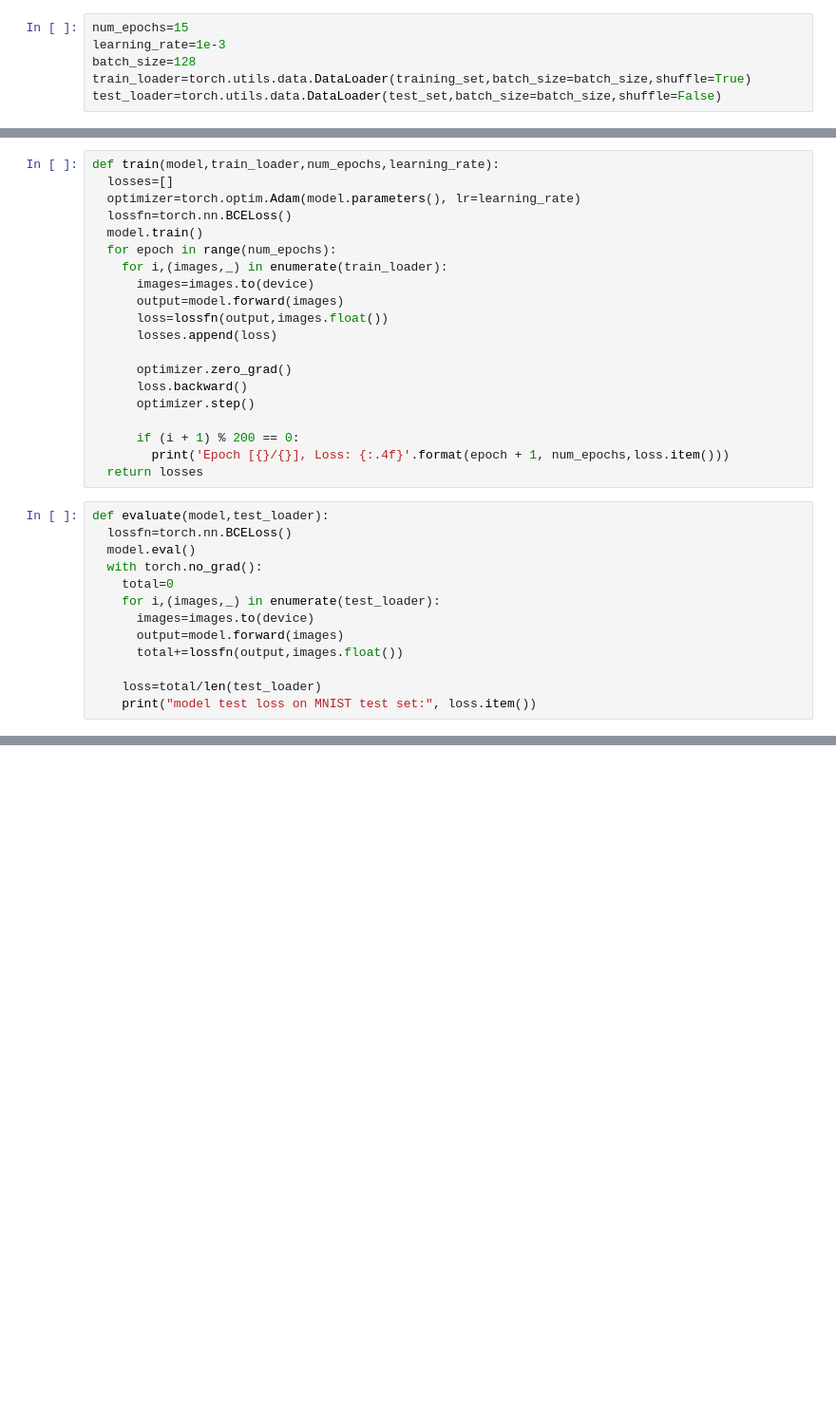
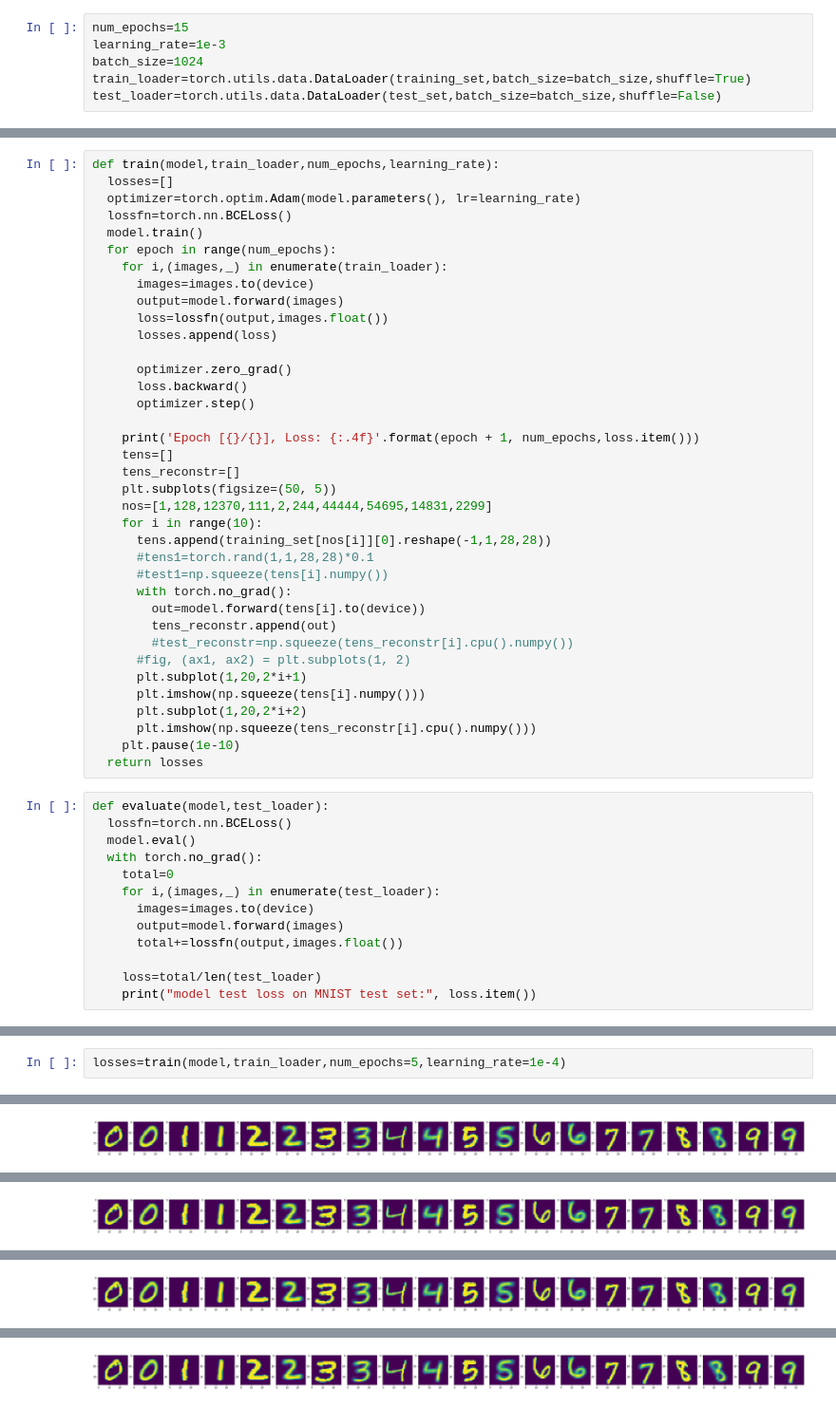
Before and after one commit to redwineyards/autoencoders, a Jupyter notebook: simple-autoencoders/fc_autoencoder.ipynb, the cells around one changed output, grey strips where cells are left out. Shown: that part at 95% size. Saved outputs shown, nothing was run; the diff lists cells and outputs as text; blank space fills up the shorter version.

```diff
--- a/simple-autoencoders/fc_autoencoder.ipynb
+++ b/simple-autoencoders/fc_autoencoder.ipynb
@@ -42,7 +42,7 @@ Done!
 # %%
 num_epochs=15
 learning_rate=1e-3
-batch_size=128
+batch_size=1024
 train_loader=torch.utils.data.DataLoader(training_set,batch_size=batch_size,shuffle=True)
 test_loader=torch.utils.data.DataLoader(test_set,batch_size=batch_size,shuffle=False)
 # %%
@@ -92,8 +92,25 @@ def train(model,train_loader,num_epochs,learning_rate):
       loss.backward()
       optimizer.step()
 
-      if (i + 1) % 200 == 0:
-        print('Epoch [{}/{}], Loss: {:.4f}'.format(epoch + 1, num_epochs,loss.item()))
+    print('Epoch [{}/{}], Loss: {:.4f}'.format(epoch + 1, num_epochs,loss.item()))
+    tens=[]
+    tens_reconstr=[]
+    plt.subplots(figsize=(50, 5))
+    nos=[1,128,12370,111,2,244,44444,54695,14831,2299]
+    for i in range(10):
+      tens.append(training_set[nos[i]][0].reshape(-1,1,28,28))
+      #tens1=torch.rand(1,1,28,28)*0.1
+      #test1=np.squeeze(tens[i].numpy())
+      with torch.no_grad():
+        out=model.forward(tens[i].to(device))
+        tens_reconstr.append(out)
+        #test_reconstr=np.squeeze(tens_reconstr[i].cpu().numpy())
+      #fig, (ax1, ax2) = plt.subplots(1, 2)
+      plt.subplot(1,20,2*i+1)
+      plt.imshow(np.squeeze(tens[i].numpy()))
+      plt.subplot(1,20,2*i+2)
+      plt.imshow(np.squeeze(tens_reconstr[i].cpu().numpy()))
+    plt.pause(1e-10)
   return losses
 # %%
 def evaluate(model,test_loader):
@@ -131,0 +145,3 @@ Epoch [15/15], Loss: 0.1432
+# %%
+losses=train(model,train_loader,num_epochs=5,learning_rate=1e-4)
+# %% [output]
@@ -131,0 +149 @@ Epoch [15/15], Loss: 0.1432
+[figure, added]
@@ -131,0 +151 @@ Epoch [15/15], Loss: 0.1432
+[figure, added]
@@ -131,0 +153 @@ Epoch [15/15], Loss: 0.1432
+[figure, added]
@@ -131,0 +155 @@ Epoch [15/15], Loss: 0.1432
+[figure, added]
```
Also changed, not shown: parts of 7 cells of this notebook.
